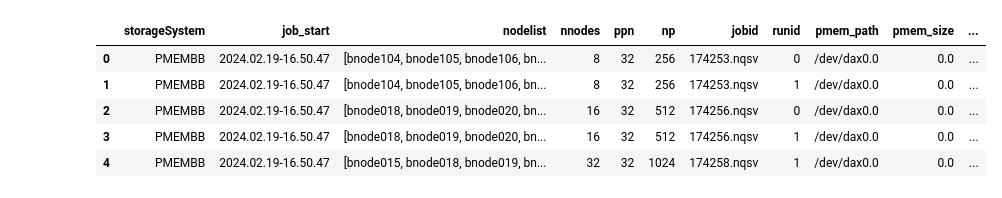
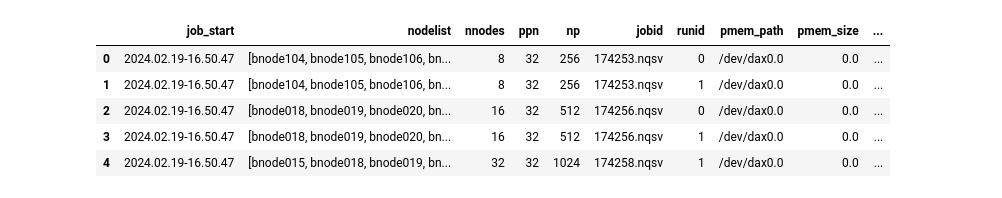
Before and after one commit to tsukuba-hpcs/mpiio-pmembb, a Jupyter notebook: src/h5bench/h5bench.ipynb, the cells around one changed output. Drawn from its saved outputs; the diff is of its cells as text; code cells hidden in the pictures.

```diff
--- a/src/h5bench/h5bench.ipynb
+++ b/src/h5bench/h5bench.ipynb
@@ -131,9 +131,15 @@ job_group = (
     ("h5bench-pmembb/2024.02.19-16.50.47-default", {"storageSystem": "PMEMBB",}),
     ("h5bench-pmembb/2024.02.21-09.38.12-32node",  {"storageSystem": "PMEMBB",}),
     ("h5bench-lustre/2024.02.19-17.34.15-default", {}),
-    ("h5bench-beeond/2024.02.19-16.51.33-default", {}),
+    # ("h5bench-beeond/2024.02.19-16.51.33-default", {}),
     ("h5bench-chfs/2024.02.23-00.34.19-default", {}),
     ("h5bench-chfs/2024.02.23-00.34.01-default", {}),
+    ("h5bench-unifyfs/2024.02.25-21.43.58-default", {}),
+    ("h5bench-beeond/2024.02.28-07.14.51-setpattern", {}),
+    ("h5bench-beeond/2024.02.28-07.16.12-setpattern-64node", {}),
+    # ("h5bench-chfs/2024.02.28-09.01.11-local", {"storageSystem": "CHFS-local"}),
+    # ("h5bench-chfs/2024.02.28-09.01.36-local", {"storageSystem": "CHFS-local"}),
+    # ("h5bench-chfs/2024.02.29-03.58.29-default", {}),
 )
 
 def job_dirs(job_group_dir: str):
@@ -184,54 +190,54 @@ for job_group_dir,metadata in job_group:
                 if runid < 2:
                     src_rw.append({
                         **default_metadata,
-                        **metadata,
                         **job_start,
                         **job_nodelist,
                         **job_params,
                         **output_dict,
                         "runid": runid,
+                        **metadata,
                     })
                 else:
                     src_meta.append({
                         **default_metadata,
-                        **metadata,
                         **job_start,
                         **job_nodelist,
                         **job_params,
                         **output_dict,
                         "runid": runid,
+                        **metadata,
                     })
         except FileNotFoundError as e:
             print(e)
         except Exception as e:
             print(f'{job_dir}, {e}')
 
 df_src_rw = (
     pd.DataFrame(src_rw)
     .assign(bwGB=lambda x: x['observedRate'] / 1000**3)
     # .drop(columns=[
     #     'phaseDurationsSec',
     # ])
 )
 # df_src_meta = (
 #     pd.DataFrame(src_meta)
 #     .assign(readMB=lambda x: x["readRateMin [mib/s]"] * 2**20 / 1000**2)
 #     .assign(writeMB=lambda x: x["writeRateMin [mib/s]"] * 2**20 / 1000**2)
 #     # .drop(columns=[
 #     #     'phaseDurationsSec',
 #     # ])
 #     # .assign(bwGB=lambda x: x['writeBandwidthByte'] / 1000**3)
 # )
 
 df_src_rw.head()
 # df_src_meta.head()
 # %% [output]
-|  | storageSystem | job_start | nodelist | nnodes | ppn | np | jobid | runid | pmem_path | pmem_size | ... |
-| 0 | PMEMBB | 2024.02.19-16.50.47 | [bnode104, bnode105, bnode106, bn... | 8 | 32 | 256 | 174253.nqsv | 0 | /dev/dax0.0 | 0.0 | ... |
-| 1 | PMEMBB | 2024.02.19-16.50.47 | [bnode104, bnode105, bnode106, bn... | 8 | 32 | 256 | 174253.nqsv | 1 | /dev/dax0.0 | 0.0 | ... |
-| 2 | PMEMBB | 2024.02.19-16.50.47 | [bnode018, bnode019, bnode020, bn... | 16 | 32 | 512 | 174256.nqsv | 0 | /dev/dax0.0 | 0.0 | ... |
-| 3 | PMEMBB | 2024.02.19-16.50.47 | [bnode018, bnode019, bnode020, bn... | 16 | 32 | 512 | 174256.nqsv | 1 | /dev/dax0.0 | 0.0 | ... |
-| 4 | PMEMBB | 2024.02.19-16.50.47 | [bnode015, bnode018, bnode019, bn... | 32 | 32 | 1024 | 174258.nqsv | 1 | /dev/dax0.0 | 0.0 | ... |
+|  | job_start | nodelist | nnodes | ppn | np | jobid | runid | pmem_path | pmem_size | ... |
+| 0 | 2024.02.19-16.50.47 | [bnode104, bnode105, bnode106, bn... | 8 | 32 | 256 | 174253.nqsv | 0 | /dev/dax0.0 | 0.0 | ... |
+| 1 | 2024.02.19-16.50.47 | [bnode104, bnode105, bnode106, bn... | 8 | 32 | 256 | 174253.nqsv | 1 | /dev/dax0.0 | 0.0 | ... |
+| 2 | 2024.02.19-16.50.47 | [bnode018, bnode019, bnode020, bn... | 16 | 32 | 512 | 174256.nqsv | 0 | /dev/dax0.0 | 0.0 | ... |
+| 3 | 2024.02.19-16.50.47 | [bnode018, bnode019, bnode020, bn... | 16 | 32 | 512 | 174256.nqsv | 1 | /dev/dax0.0 | 0.0 | ... |
+| 4 | 2024.02.19-16.50.47 | [bnode015, bnode018, bnode019, bn... | 32 | 32 | 1024 | 174258.nqsv | 1 | /dev/dax0.0 | 0.0 | ... |
 # %%
 df_src_rw.columns
 # %% [output]
```
Also changed, not shown: parts of 4 cells of this notebook, 21 other files.
